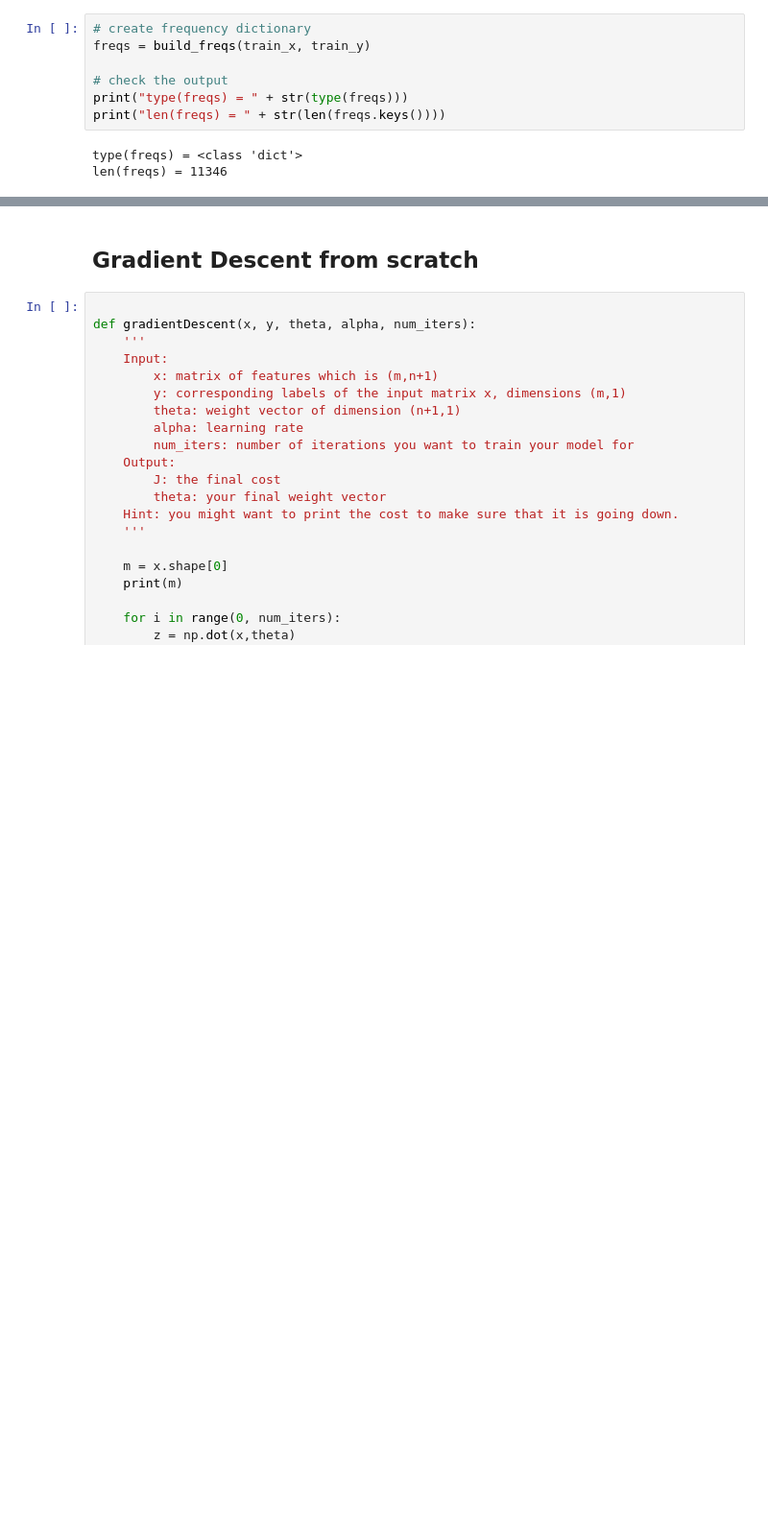
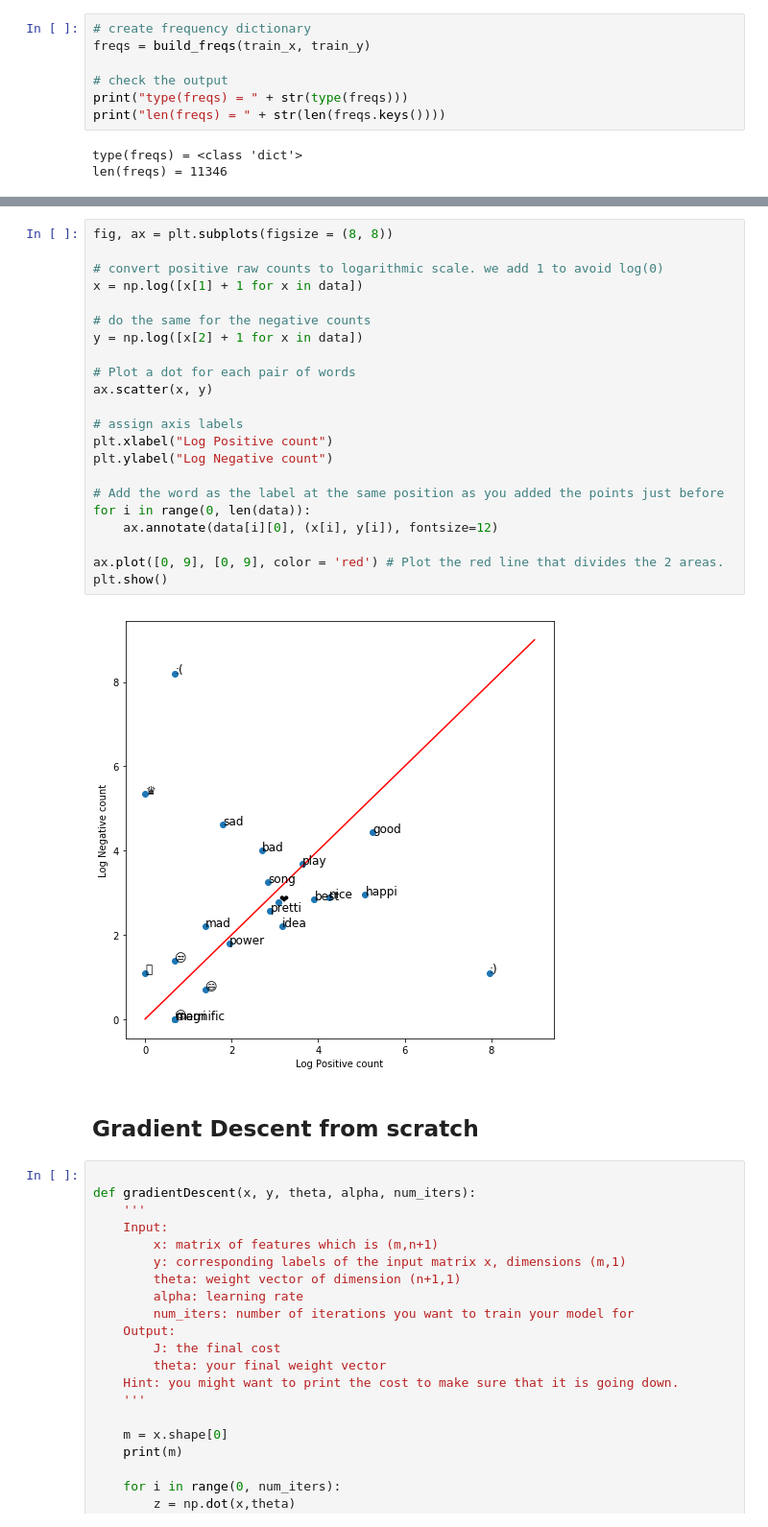
Before and after one commit to BluePanda-io/NLP_NaturalLanguageProcessing, a Jupyter notebook: 04_LogisticRegression_fromScratch.ipynb, the cells around one changed output, grey strips where cells are left out. Shown: that part at 96% size. Cells and saved outputs as stored; diff of their text form; blank space fills up the shorter version.

Commit message:
images

```diff
--- a/04_LogisticRegression_fromScratch.ipynb
+++ b/04_LogisticRegression_fromScratch.ipynb
@@ -67,3 +118,27 @@ len(freqs) = 11346
+# %%
+fig, ax = plt.subplots(figsize = (8, 8))
+
+# convert positive raw counts to logarithmic scale. we add 1 to avoid log(0)
+x = np.log([x[1] + 1 for x in data])
+
+# do the same for the negative counts
+y = np.log([x[2] + 1 for x in data])
+
+# Plot a dot for each pair of words
+ax.scatter(x, y)
+
+# assign axis labels
+plt.xlabel("Log Positive count")
+plt.ylabel("Log Negative count")
+
+# Add the word as the label at the same position as you added the points just before
+for i in range(0, len(data)):
+    ax.annotate(data[i][0], (x[i], y[i]), fontsize=12)
+
+ax.plot([0, 9], [0, 9], color = 'red') # Plot the red line that divides the 2 areas.
+plt.show()
+# %% [output]
+[figure, added]
 # %% [markdown]
 ## Gradient Descent from scratch
 # %%
```
Also changed, not shown: parts of 3 cells of this notebook, 1 other file.
